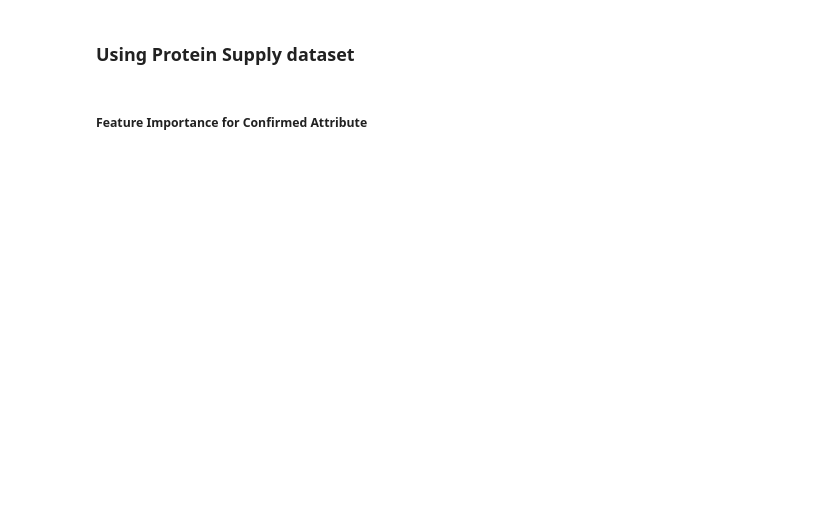
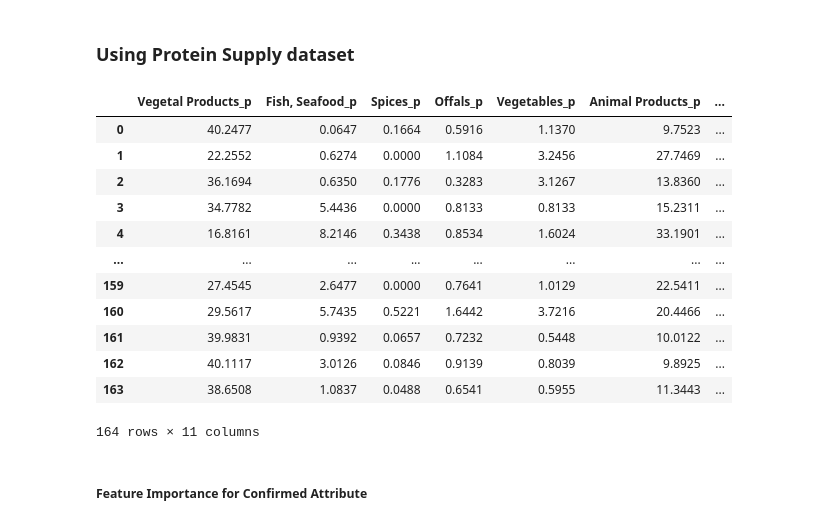
Before and after one commit to Spyrix/Covid19-Diet-Preds, a Jupyter notebook: Boosting.ipynb, the cells around one changed output. Saved outputs shown, nothing was run; the diff lists cells and outputs as text; code cells hidden in the pictures; blank space fills up the shorter version.

```diff
--- a/Boosting.ipynb
+++ b/Boosting.ipynb
@@ -415,8 +539,24 @@ plt.show()
 ### Using Protein Supply dataset
 # %%
 # Removing Country column due to it being categorical and not providing much information
-protein_df = protein_df.drop(['Country', 'Obesity'], axis=1)
+protein_df = protein_df[['Vegetal Products_p', 'Fish, Seafood_p', 'Spices_p',
+                   'Offals_p', 'Vegetables_p','Animal Products_p',
+                   'Alcoholic Beverages_p','Sugar & Sweeteners_p','Confirmed','Deaths', 'Recovered']]
 protein_df
+# %% [output]
+|  | Vegetal Products_p | Fish, Seafood_p | Spices_p | Offals_p | Vegetables_p | Animal Products_p | ... |
+| 0 | 40.2477 | 0.0647 | 0.1664 | 0.5916 | 1.1370 | 9.7523 | ... |
+| 1 | 22.2552 | 0.6274 | 0.0000 | 1.1084 | 3.2456 | 27.7469 | ... |
+| 2 | 36.1694 | 0.6350 | 0.1776 | 0.3283 | 3.1267 | 13.8360 | ... |
+| 3 | 34.7782 | 5.4436 | 0.0000 | 0.8133 | 0.8133 | 15.2311 | ... |
+| 4 | 16.8161 | 8.2146 | 0.3438 | 0.8534 | 1.6024 | 33.1901 | ... |
+| ... | ... | ... | ... | ... | ... | ... | ... |
+| 159 | 27.4545 | 2.6477 | 0.0000 | 0.7641 | 1.0129 | 22.5411 | ... |
+| 160 | 29.5617 | 5.7435 | 0.5221 | 1.6442 | 3.7216 | 20.4466 | ... |
+| 161 | 39.9831 | 0.9392 | 0.0657 | 0.7232 | 0.5448 | 10.0122 | ... |
+| 162 | 40.1117 | 3.0126 | 0.0846 | 0.9139 | 0.8039 | 9.8925 | ... |
+| 163 | 38.6508 | 1.0837 | 0.0488 | 0.6541 | 0.5955 | 11.3443 | ... |
+164 rows × 11 columns
 # %% [markdown]
 ##### Feature Importance for Confirmed Attribute
 # %%
```
Also changed, not shown: parts of 29 cells of this notebook.
